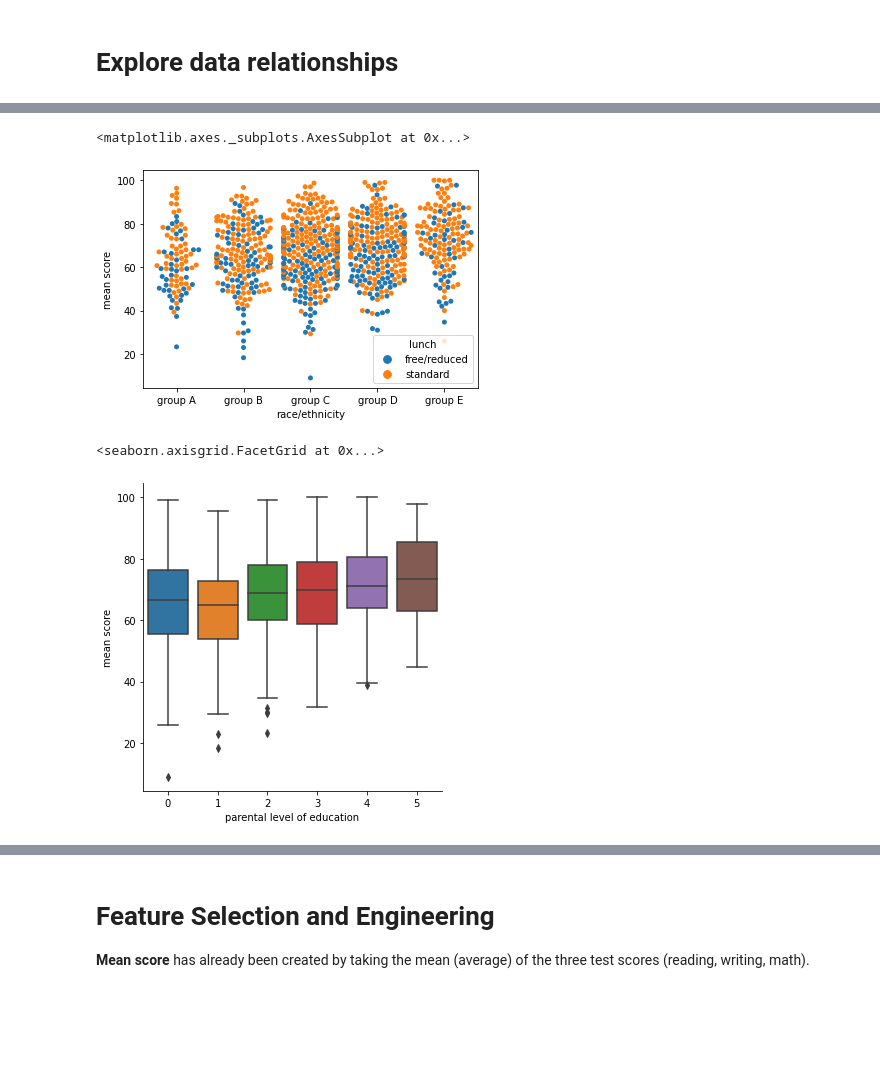
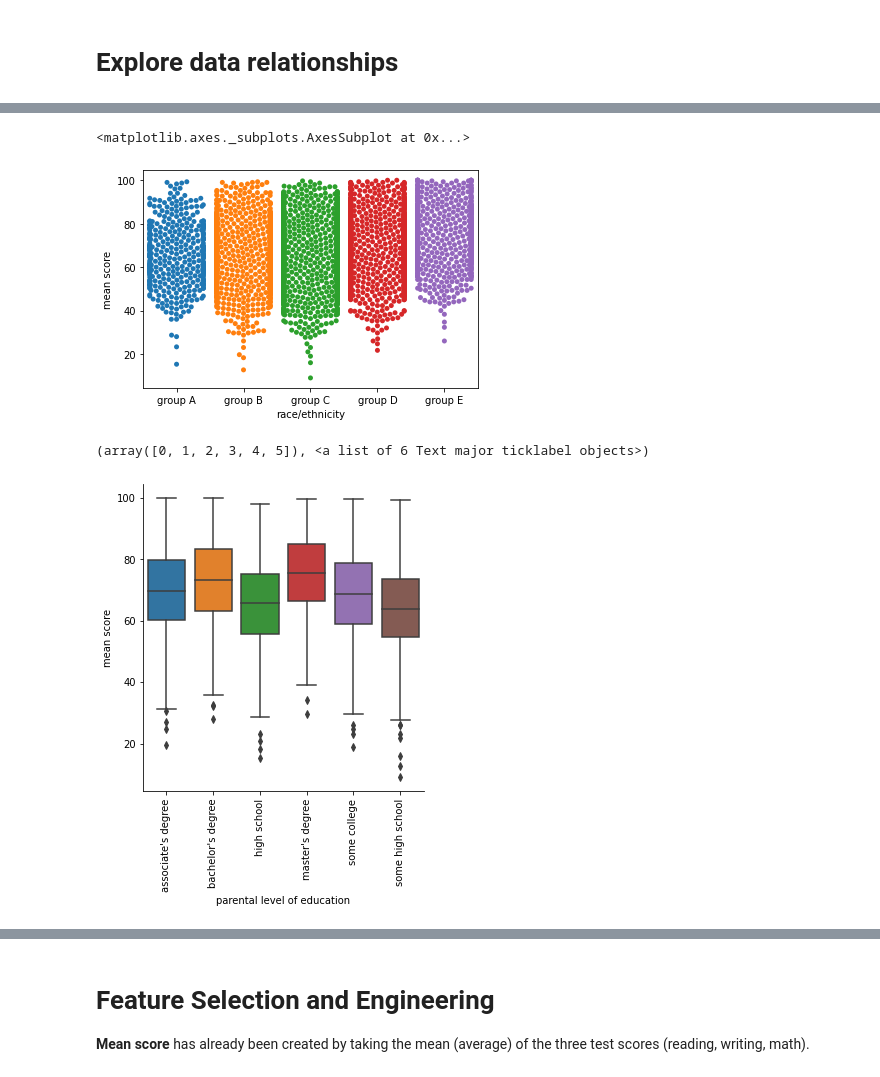
Before and after one commit to taflor/Student-Scores, a Jupyter notebook: notebooks/1.2 Exploratory Data Analysis.ipynb, the cells around one changed output, grey strips where cells are left out. Drawn from its saved outputs; the diff is of its cells as text; code cells hidden in the pictures; blank space fills up the shorter version.

```diff
--- a/notebooks/1.2 Exploratory Data Analysis.ipynb
+++ b/notebooks/1.2 Exploratory Data Analysis.ipynb
@@ -90,7 +91,7 @@ df.describe(include=[np.object, pd.Categorical]).T
 ## Convert object datatypes to categorical
 # %%
 obj_cols = ['gender','race/ethnicity','lunch']
-df = df.astype({'gender':'category', 'race/ethnicity':'category', 'lunch':'category'})
+df = df.astype({'gender':'category', 'race/ethnicity':'category','parental level of education':'category','lunch':'category'})
 # %%
 df.dtypes
 # %% [output]
@@ -240,0 +285,12 @@ g = sns.pairplot(df)
+# %%
+def education(x):
+    if x == 'some high school':
+        return 0
+    elif x == 'high school':
+        return 0
+    #elif x == 'some college':
+    #    return 1
+    else:
+        return 1
+
+df['education'] = df['parental level of education'].apply(education)
@@ -420,12 +547,13 @@ This means we can reject the null hypothesis stating that the two sample means a
 # %%
-sns.swarmplot(x='race/ethnicity',y='mean score',data=df,hue='lunch')
+sns.swarmplot(x='race/ethnicity',y='mean score',data=df)
 # %% [output]
 <matplotlib.axes._subplots.AxesSubplot at 0x...>
-[figure, old version]
+[figure, new version]
 # %%
 sns.catplot(x='parental level of education',y='mean score',data=df,kind='box')
+plt.xticks(rotation=90)
 # %% [output]
-<seaborn.axisgrid.FacetGrid at 0x...>
+(array([0, 1, 2, 3, 4, 5]), <a list of 6 Text major ticklabel objects>)
-[figure, old version]
+[figure, new version]
 # %%
 sns.catplot(x='parental level of education',y='mean score',data=df,kind='box',hue='lunch')
```
Also changed, not shown: parts of 40 cells of this notebook, 10 other files.
